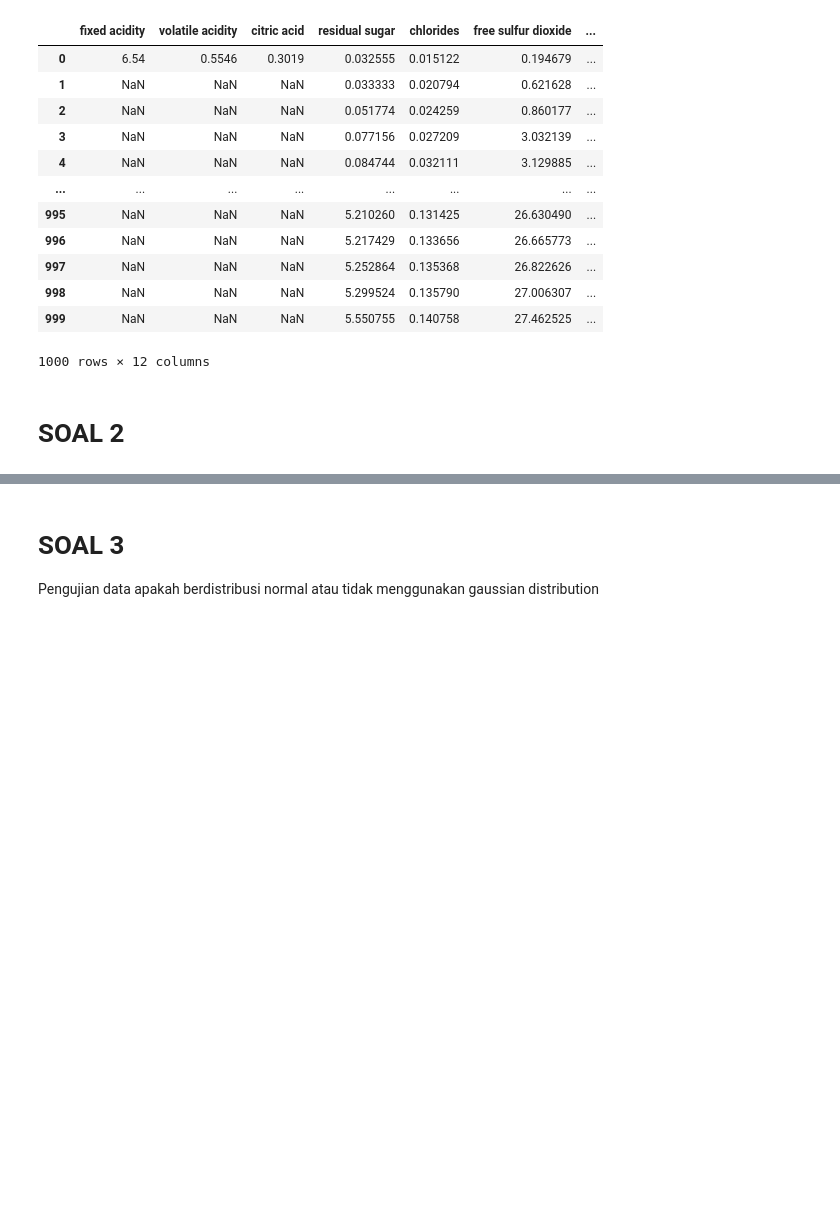
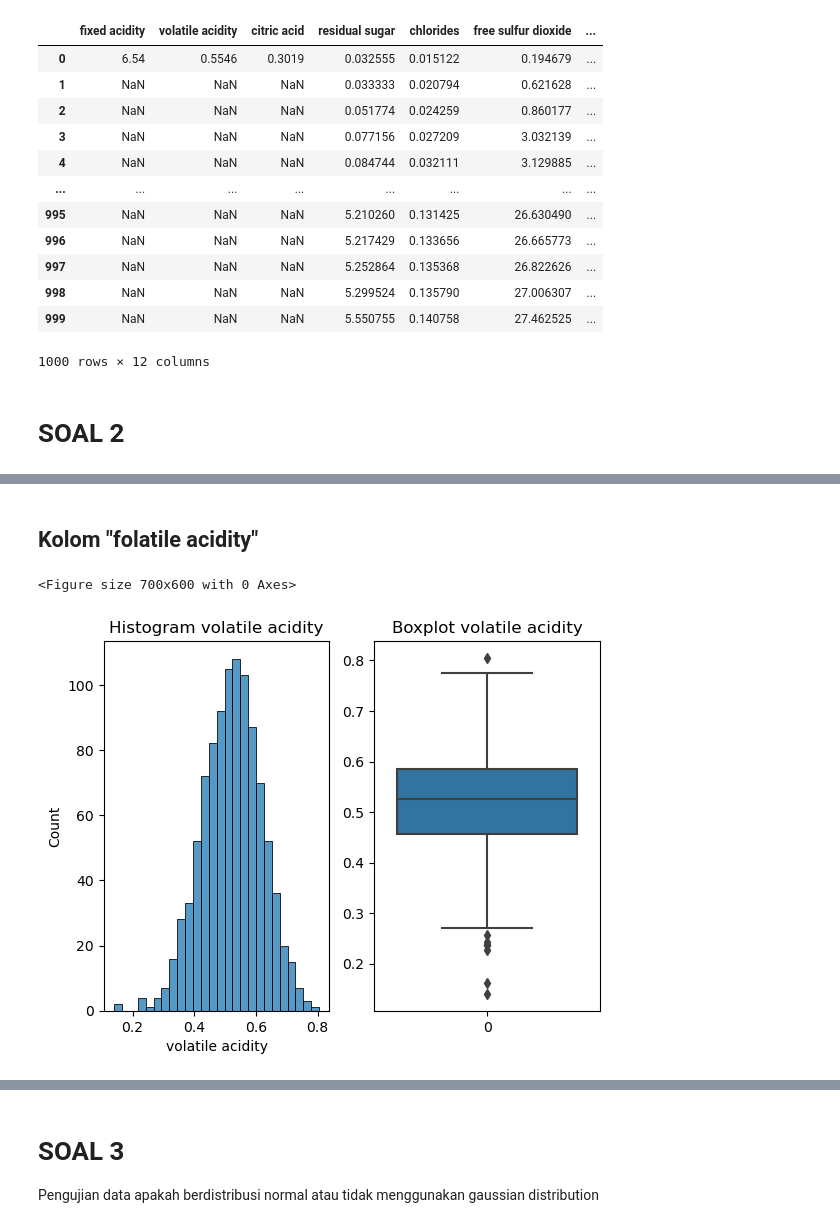
Before and after one commit to MHEN007/Tubes-IF2220-Probabilitas-dan-Statistika, a Jupyter notebook: K03-T1-IF2220-13521004-13521007.ipynb, the cells around one changed output, grey strips where cells are left out. Saved outputs shown, nothing was run; the diff lists cells and outputs as text; code cells hidden in the pictures; blank space fills up the shorter version.

```diff
--- a/K03-T1-IF2220-13521004-13521007.ipynb
+++ b/K03-T1-IF2220-13521004-13521007.ipynb
@@ -247,0 +271,16 @@ df.mode(numeric_only=True, dropna=True)
+# %% [markdown]
+## Kolom "folatile acidity"
+# %%
+var = df['volatile acidity']
+plt.figure(figsize=(7,6))
+fig,ax = plt.subplots(1,2)
+# df[var].hist(ax = ax[0]) matplotlib
+sns.histplot(var, ax=ax[0])
+ax[0].set_title("Histogram volatile acidity")
+ax[1].set_title("Boxplot volatile acidity")
+# df.boxplot(var,ax=ax[1]) matplotlib
+sns.boxplot(var,ax=ax[1])
+plt.show()
+# %% [output]
+<Figure size 700x600 with 0 Axes>
+[figure, added]
```
Also changed, not shown: parts of 71 cells of this notebook.
